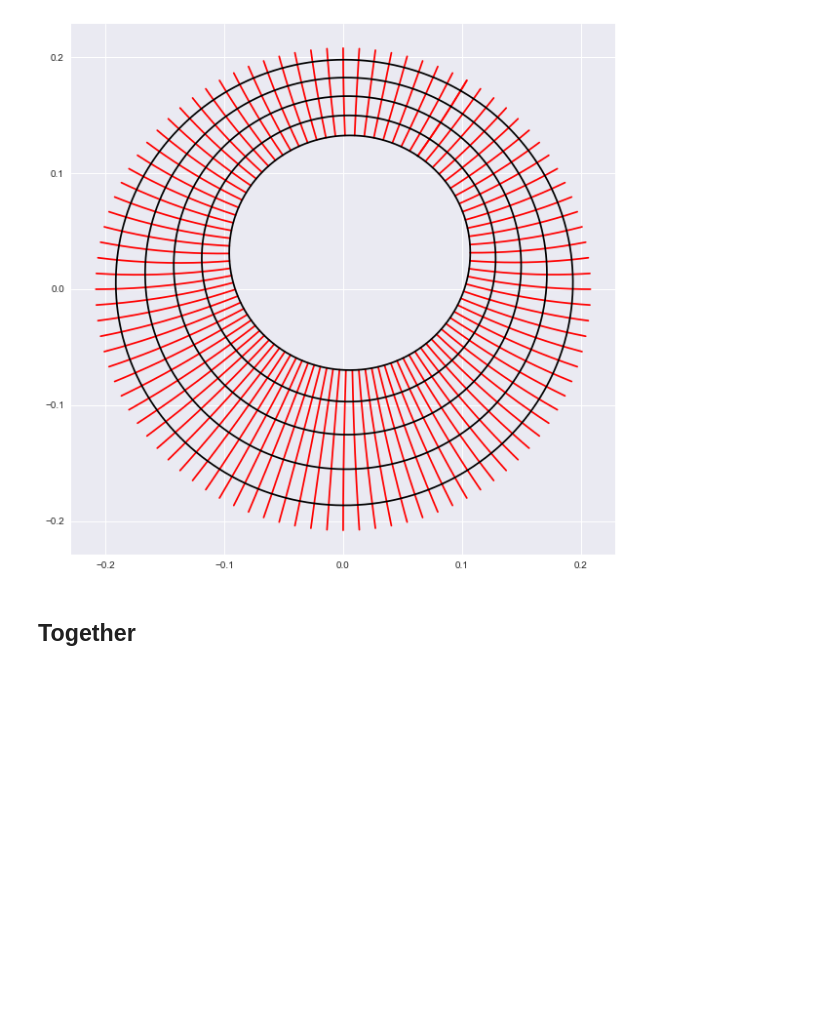
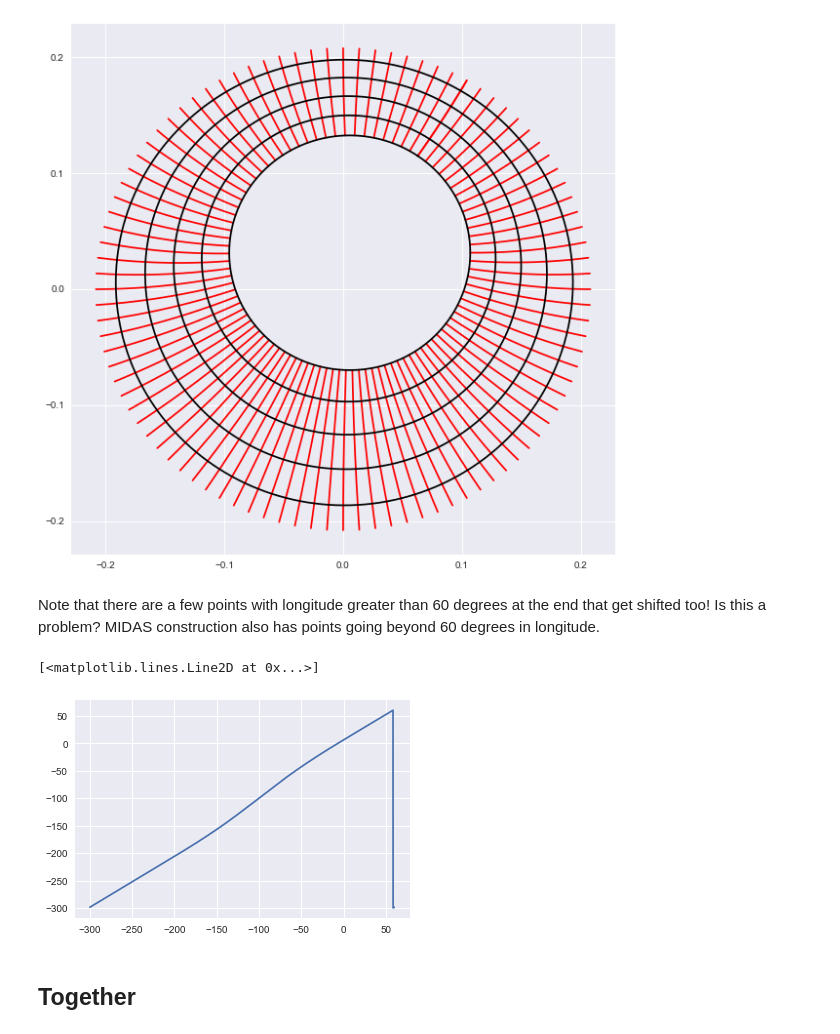
Before and after one commit to nikizadehgfdl/grid_generation, a Jupyter notebook: jupyter_southern_displaced_pole_cap_grid.ipynb, the cells around one changed output. Drawn from its saved outputs; the diff is of its cells as text; code cells hidden in the pictures; blank space fills up the shorter version.

```diff
--- a/jupyter_southern_displaced_pole_cap_grid.ipynb
+++ b/jupyter_southern_displaced_pole_cap_grid.ipynb
@@ -292,6 +293,14 @@ plt.figure(figsize=(10,10))
 plot_mesh_in_xyz(lamc_DP,phic_DP, stride=30)
 # %% [output]
 [figure]
+# %% [markdown]
+Note that there are a few points with longitude greater than 60 degrees at  the end that get shifted too! Is this a problem? MIDAS construction also has points going beyond 60 degrees in longitude.
+# %%
+#plt.plot(lamc_DP[0,:])
+plt.plot(X1[0,:],lamc_DP[0,:])
+# %% [output]
+[<matplotlib.lines.Line2D at 0x...>]
+[figure, added]
 # %%
 lam_=lamc_DP
 phi_=phic_DP
```
Also changed, not shown: parts of 4 cells of this notebook, 2 other files.
